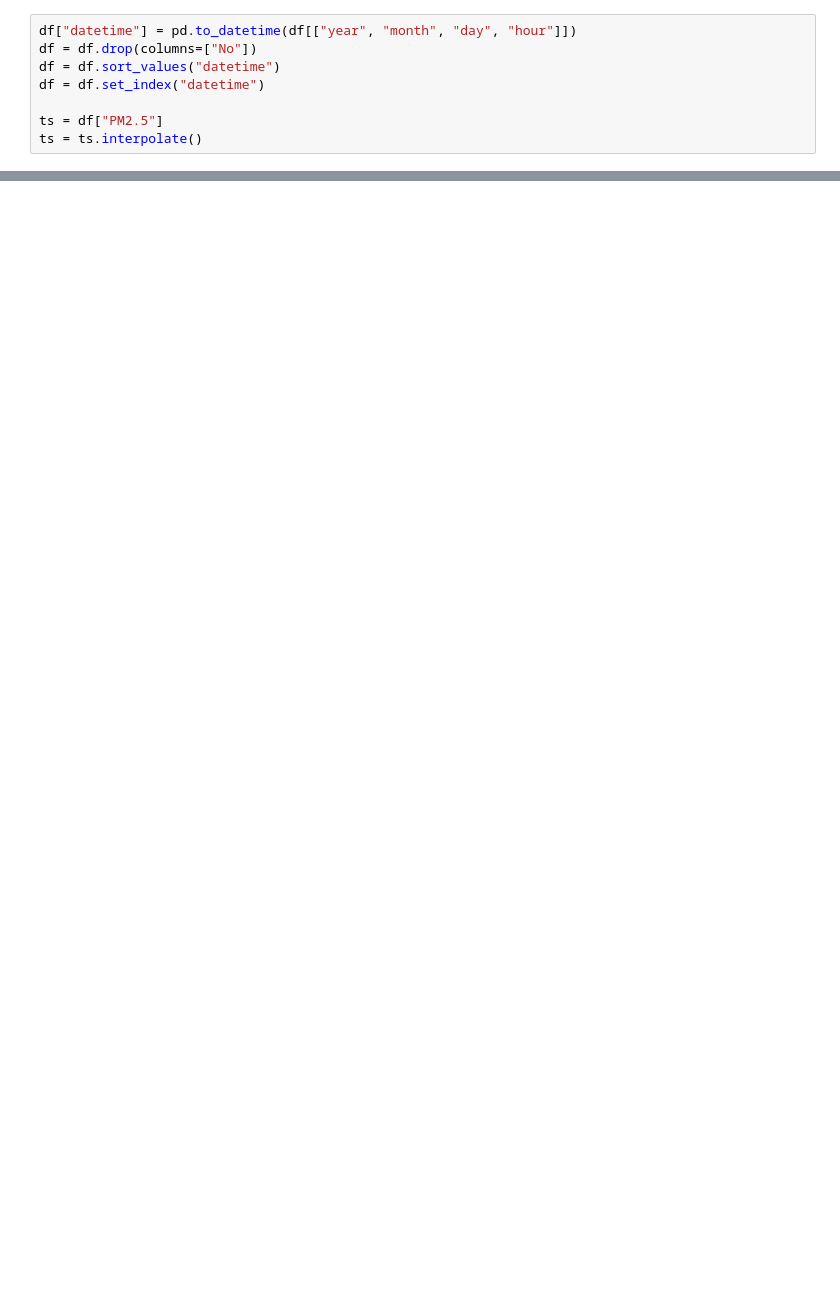
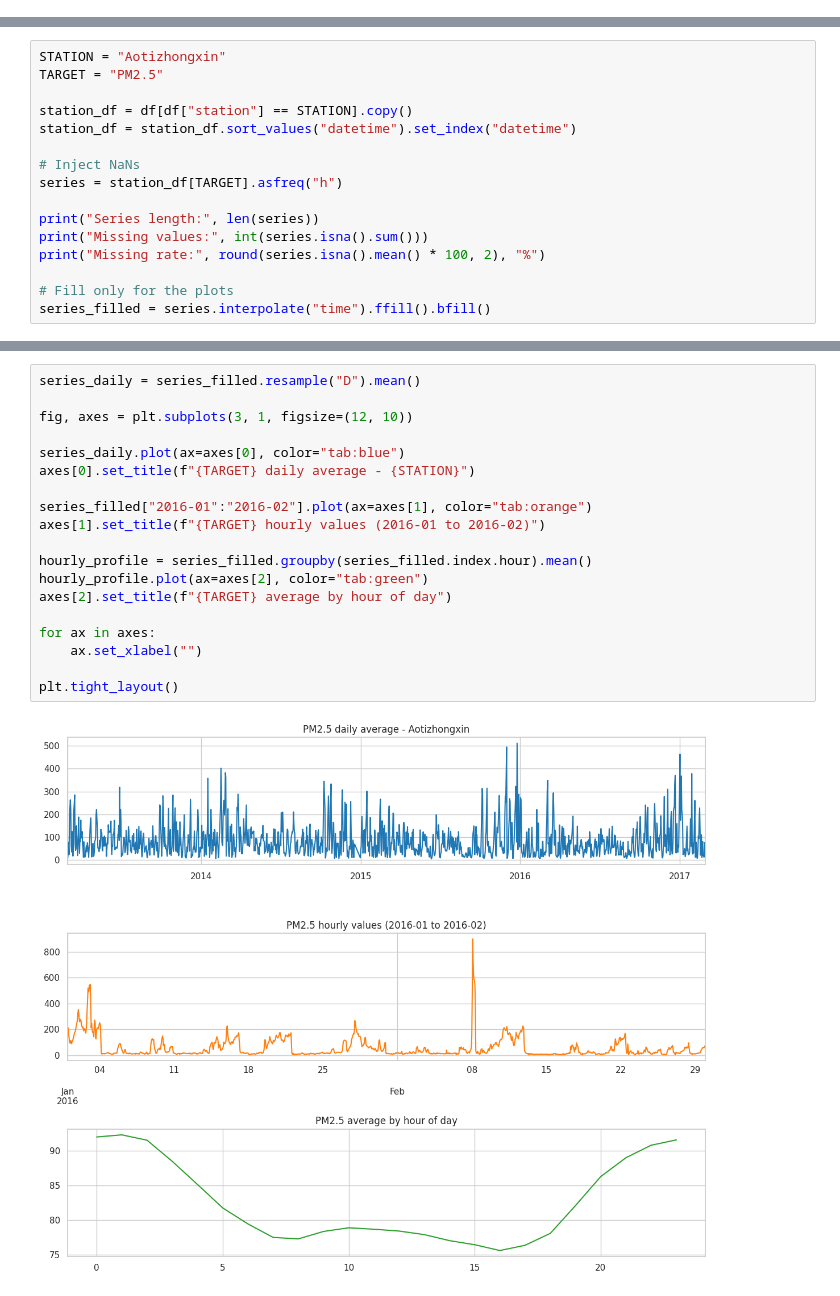
Before and after one commit to marcosmartinezud/beijing-air-quality, a Jupyter notebook: notebooks/beijing-air-quality.ipynb, the cells around one changed output, grey strips where cells are left out. Saved outputs shown, nothing was run; the diff lists cells and outputs as text; blank space fills up the shorter version.

```diff
--- a/notebooks/beijing-air-quality.ipynb
+++ b/notebooks/beijing-air-quality.ipynb
@@ -62,8 +0,0 @@ dtype: int64
-# %%
-df["datetime"] = pd.to_datetime(df[["year", "month", "day", "hour"]])
-df = df.drop(columns=["No"])
-df = df.sort_values("datetime")
-df = df.set_index("datetime")
-
-ts = df["PM2.5"]
-ts = ts.interpolate()
@@ -116,0 +129,16 @@ Lastly, it is visible that the transition between the less polluted air from sum
+# %%
+STATION = "Aotizhongxin"
+TARGET = "PM2.5"
+
+station_df = df[df["station"] == STATION].copy()
+station_df = station_df.sort_values("datetime").set_index("datetime")
+
+# Inject NaNs
+series = station_df[TARGET].asfreq("h")
+
+print("Series length:", len(series))
+print("Missing values:", int(series.isna().sum()))
+print("Missing rate:", round(series.isna().mean() * 100, 2), "%")
+
+# Fill only for the plots
+series_filled = series.interpolate("time").ffill().bfill()
@@ -116,0 +159,21 @@ Lastly, it is visible that the transition between the less polluted air from sum
+# %%
+series_daily = series_filled.resample("D").mean()
+
+fig, axes = plt.subplots(3, 1, figsize=(12, 10))
+
+series_daily.plot(ax=axes[0], color="tab:blue")
+axes[0].set_title(f"{TARGET} daily average - {STATION}")
+
+series_filled["2016-01":"2016-02"].plot(ax=axes[1], color="tab:orange")
+axes[1].set_title(f"{TARGET} hourly values (2016-01 to 2016-02)")
+
+hourly_profile = series_filled.groupby(series_filled.index.hour).mean()
+hourly_profile.plot(ax=axes[2], color="tab:green")
+axes[2].set_title(f"{TARGET} average by hour of day")
+
+for ax in axes:
+    ax.set_xlabel("")
+
+plt.tight_layout()
+# %% [output]
+[figure, added]
```
Also changed, not shown: parts of 43 cells of this notebook.
